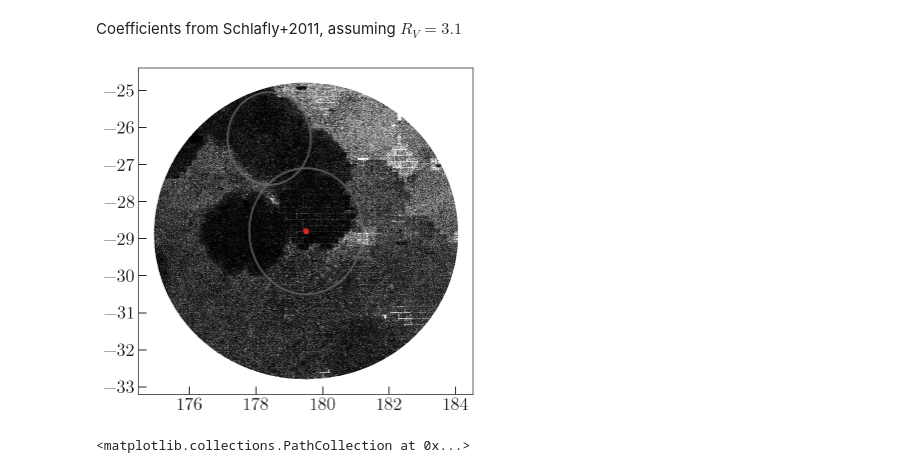
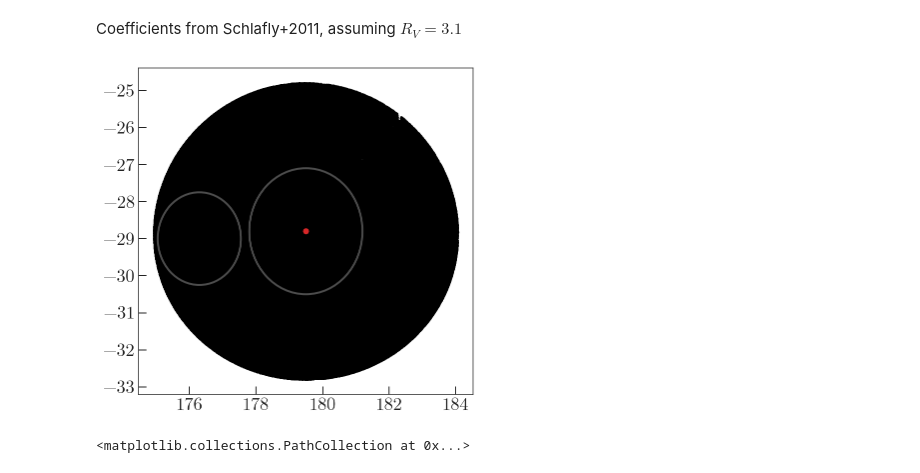
Before and after one commit to adrn/dr2-lmc-cluster, a Jupyter notebook: notebooks/Figure2-DECam.ipynb, the cells around one changed output. Saved outputs shown, nothing was run; the diff lists cells and outputs as text; code cells hidden in the pictures.

```diff
--- a/notebooks/Figure2-DECam.ipynb
+++ b/notebooks/Figure2-DECam.ipynb
@@ -61,21 +71,26 @@ mag_c = decam_c.transform_to(gc.MagellanicStream)
 # %%
 fig, ax = plt.subplots(1, 1, figsize=(6, 6))
 
-ax.plot(nsc_c.ra, nsc_c.dec, **ptstyle)
+ax.plot(nsc_c.ra, nsc_c.dec, **dark_ptstyle)
 ax.scatter(cluster_c.ra, cluster_c.dec, marker='o', color='tab:red', zorder=100)
 sky_circ = mpl.patches.Circle((179.5, -28.8), radius=1.7,
                               facecolor='none', edgecolor='#666666',
                               alpha=0.75, linewidth=2, zorder=100)
 ax.add_patch(sky_circ)
 
-sky_circ = mpl.patches.Circle((178.4, -26.3), radius=1.25,
+# sky_circ = mpl.patches.Circle((178.4, -26.3), radius=1.25,
+#                               facecolor='none', edgecolor='#666666',
+#                               alpha=0.75, linewidth=2, zorder=100)
+
+sky_circ = mpl.patches.Circle((176.3, -29), radius=1.25,
                               facecolor='none', edgecolor='#666666',
                               alpha=0.75, linewidth=2, zorder=100)
 ax.add_patch(sky_circ)
 
-control_data = nsc[nsc_c.separation(coord.SkyCoord(ra=178.4, dec=-26.3, unit='deg')) < 1.25*u.deg]
+# control_data = nsc[nsc_c.separation(coord.SkyCoord(ra=178.4, dec=-26.3, unit='deg')) < 1.5*u.deg]
+control_data = nsc[nsc_c.separation(coord.SkyCoord(ra=176.3, dec=-29, unit='deg')) < 1.5*u.deg]
 # %% [output]
-[figure, old version]
+[figure, new version]
 # %%
 ebv = sfd.query(decam_c)
 
```
Also changed, not shown: parts of 17 cells of this notebook, 3 other files.
